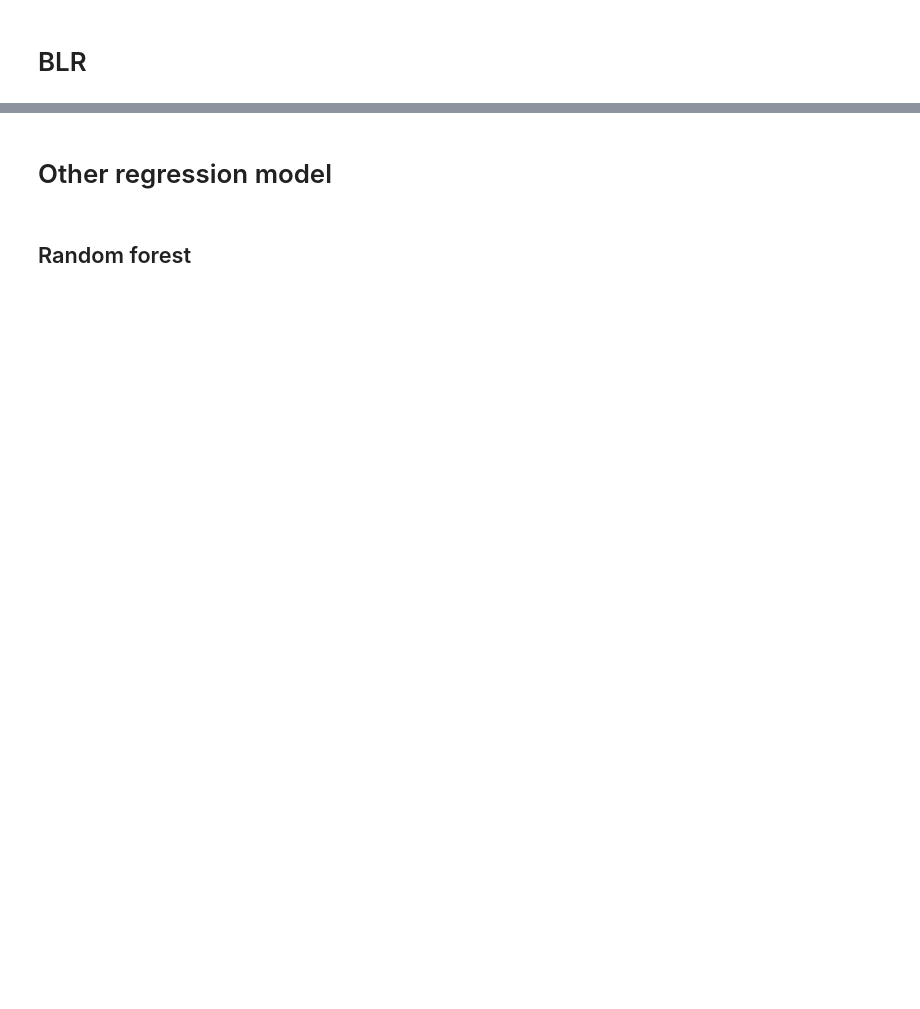
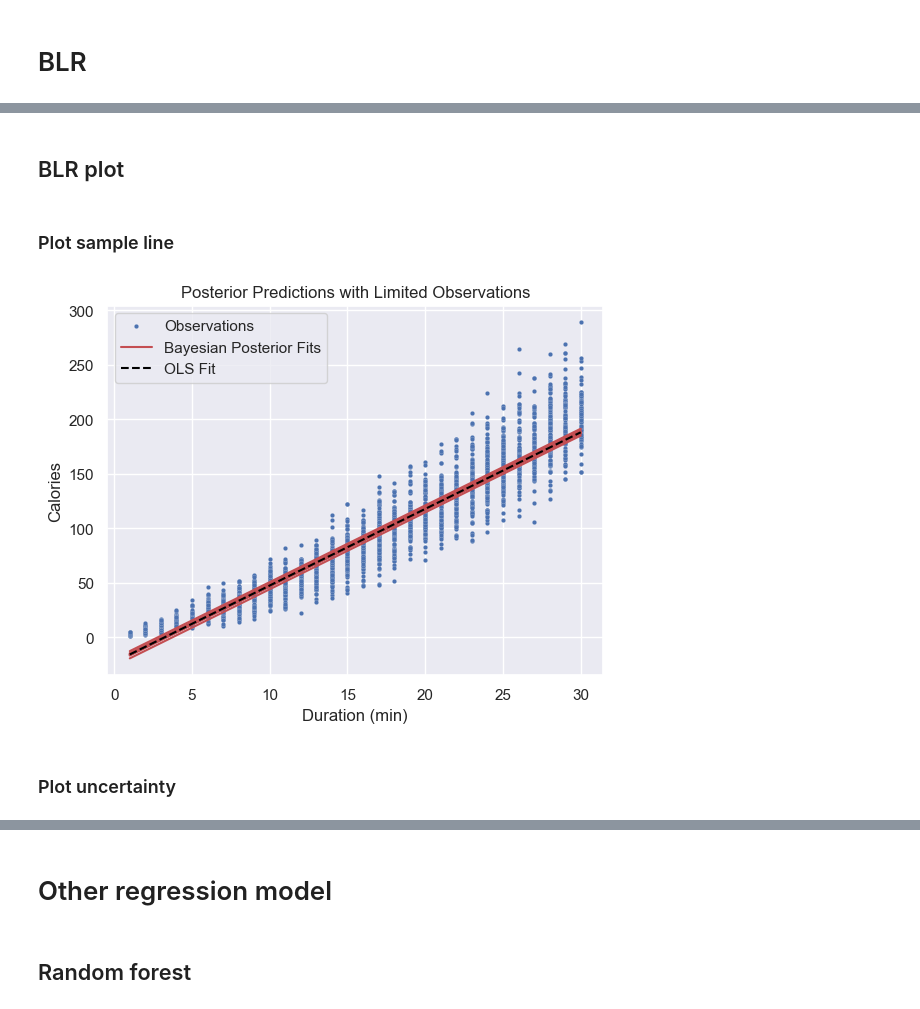
Before and after one commit to huang0520/1112_MachineLearning, a Jupyter notebook: HW3/HW3.ipynb, the cells around one changed output, grey strips where cells are left out. Drawn from its saved outputs; the diff is of its cells as text; code cells hidden in the pictures; blank space fills up the shorter version.

```diff
--- a/HW3/HW3.ipynb
+++ b/HW3/HW3.ipynb
@@ -305,0 +233,33 @@ sns.scatterplot(df, x="Duration", y="Calories")
+# %% [markdown]
+## BLR plot
+# %%
+w_samples = rng.multivariate_normal(m_N.ravel(), S_N, 10, "ignore").T
+y_samples = phi_test @ w_samples
+# %% [markdown]
+### Plot sample line
+# %%
+ax = plt.subplot(1, 1, 1)
+ax.scatter(
+    duration, y_test, s=10, edgecolors="w", linewidths=0.1, label="Observations"
+)
+for sample in y_samples.T:
+    plot_OLS(ax, duration, sample, color="r", label="Bayesian Posterior Fits")
+plot_OLS(ax, duration, y_BLR, linestyle="--", label="OLS Fit")
+
+handles, labels = ax.get_legend_handles_labels()
+new_handles, new_labels = [], []
+
+for handle, label in zip(handles, labels):
+    if label not in new_labels:
+        new_labels.append(label)
+        new_handles.append(handle)
+
+ax.legend(new_handles, new_labels)
+ax.set_xlabel("Duration (min)")
+ax.set_ylabel("Calories")
+ax.set_title("Posterior Predictions with Limited Observations")
+plt.show()
+# %% [output]
+[figure, added]
+# %% [markdown]
+### Plot uncertainty
```
Also changed, not shown: parts of 29 cells of this notebook, 1 other file.
